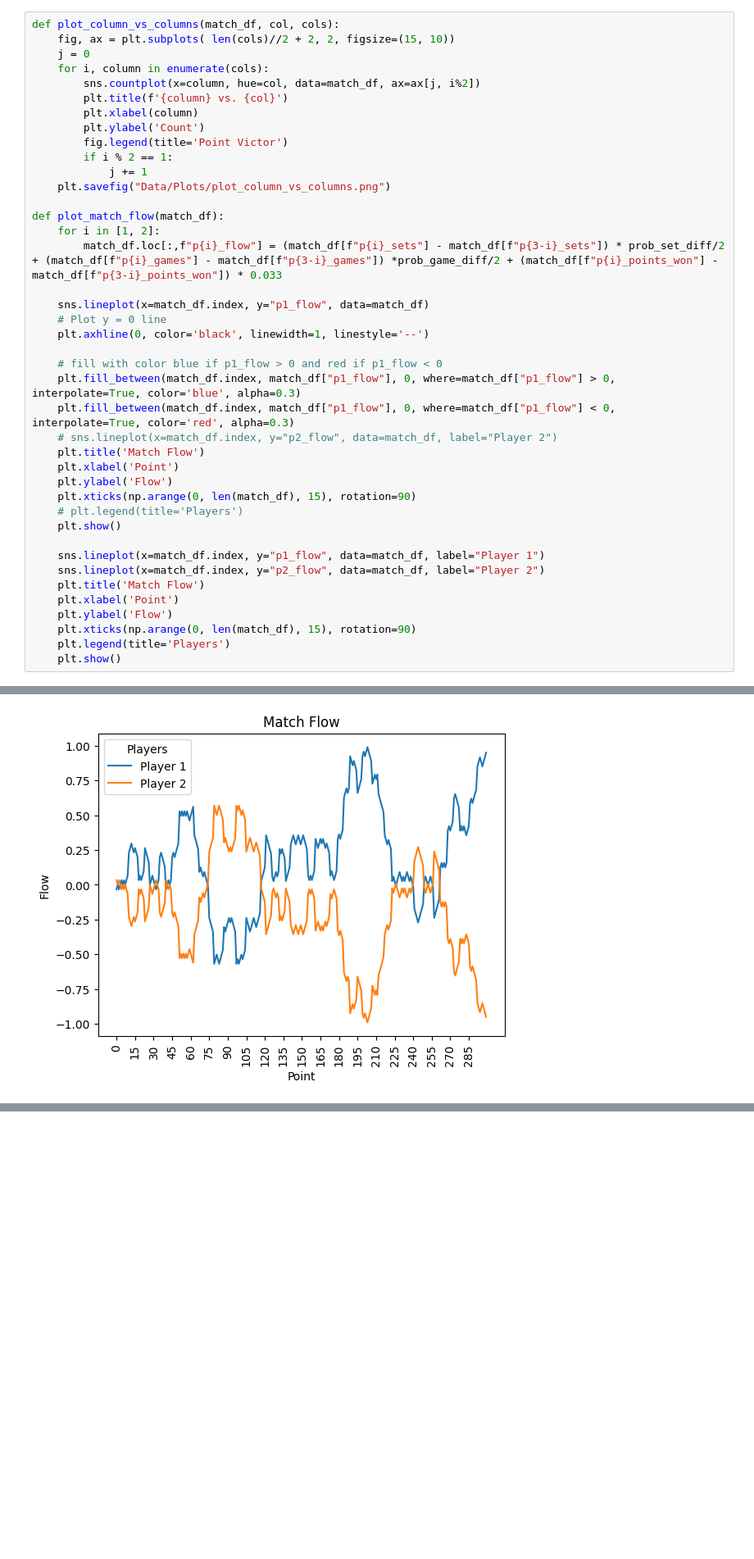
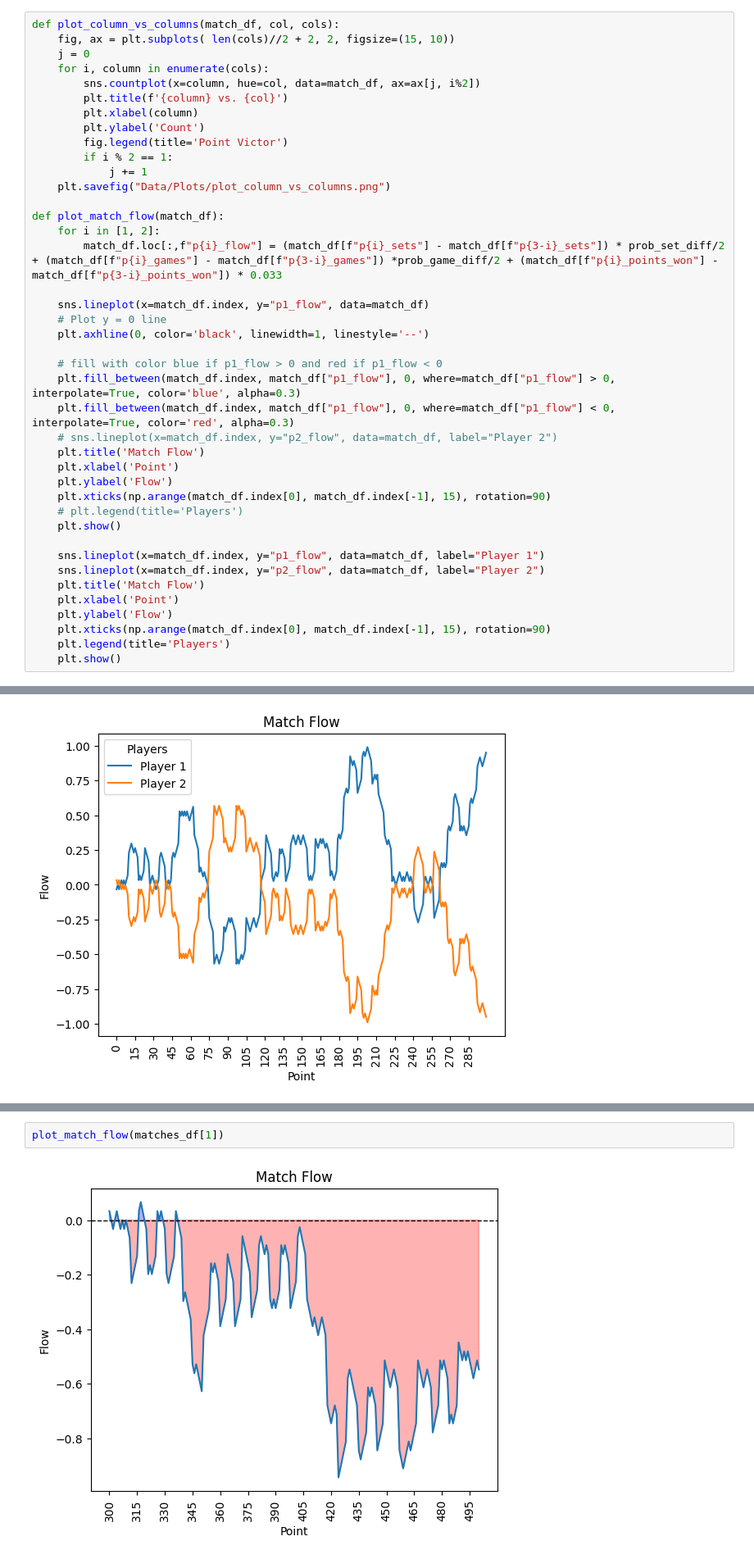
Before and after one commit to yubrajbhandari923/MCMContest, a Jupyter notebook: basic_graphs.ipynb, the cells around one changed output, grey strips where cells are left out. Shown at 82% size. Saved outputs shown, nothing was run; the diff lists cells and outputs as text; blank space fills up the shorter version.

Commit message:
Plots for final match

```diff
--- a/basic_graphs.ipynb
+++ b/basic_graphs.ipynb
@@ -345,7 +345,7 @@ def plot_match_flow(match_df):
     plt.title('Match Flow')
     plt.xlabel('Point')
     plt.ylabel('Flow')
-    plt.xticks(np.arange(0, len(match_df), 15), rotation=90)
+    plt.xticks(np.arange(match_df.index[0], match_df.index[-1], 15), rotation=90)
     # plt.legend(title='Players')
     plt.show()
 
@@ -354,7 +354,7 @@ def plot_match_flow(match_df):
     plt.title('Match Flow')
     plt.xlabel('Point')
     plt.ylabel('Flow')
-    plt.xticks(np.arange(0, len(match_df), 15), rotation=90)
+    plt.xticks(np.arange(match_df.index[0], match_df.index[-1], 15), rotation=90)
     plt.legend(title='Players')
     plt.show()
 # %%
@@ -376,3 +376,7 @@ def plot_player_points(match_df):
 plot_player_points(matches_df[0])
 # %% [output]
 [figure]
+# %%
+plot_match_flow(matches_df[1])
+# %% [output]
+[figure, added]
```
Also changed, not shown: parts of 4 cells of this notebook.
